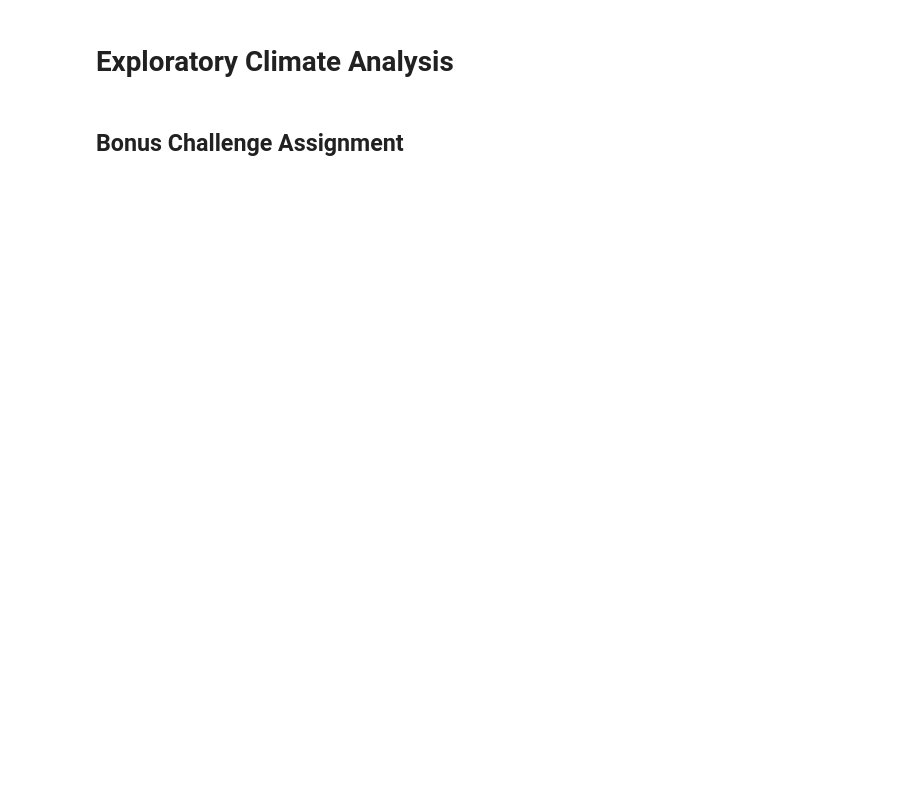
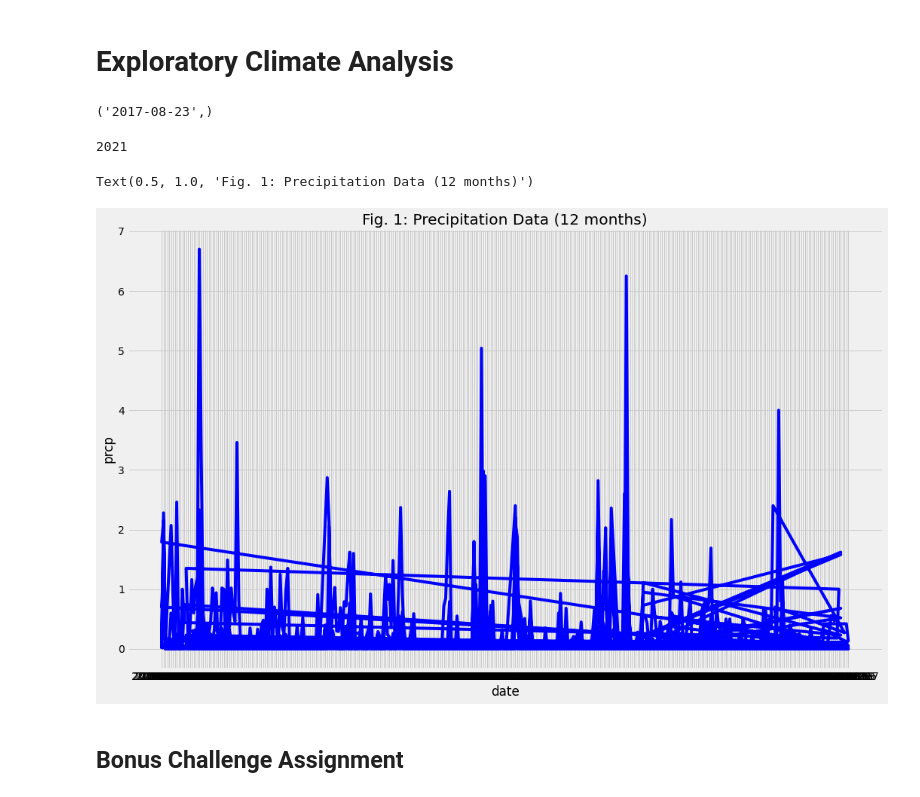
Before and after one commit to abdurrabb/sqlalchemy-challenge, a Jupyter notebook: climate_starter.ipynb, the cells around one changed output. Cells and saved outputs as stored; diff of their text form; code cells hidden in the pictures; blank space fills up the shorter version.

```diff
--- a/climate_starter.ipynb
+++ b/climate_starter.ipynb
@@ -27,4 +35,7 @@ engine = create_engine("sqlite:///Resources/hawaii.sqlite")
 # %%
 # Save references to each table
+Measurement = Base.classes.measurement
+Station = Base.classes.station
 # %%
 # Create our session (link) from Python to the DB
+session = Session(engine)
@@ -44,0 +69,33 @@ engine = create_engine("sqlite:///Resources/hawaii.sqlite")
+# %%
+# Design a query to retrieve the last 12 months of precipitation data and plot the results
+dates = session.query(Measurement.date).\
+    order_by(Measurement.date.desc()).first()
+dates
+# filter 365 days from 2017-08-23
+# %% [output]
+('2017-08-23',)
+# %%
+# Design a query to retrieve the last 12 months of precipitation data
+prcp_query = session.query(Measurement.date, Measurement.prcp).\
+    filter(Measurement.date >= "2016-08-23", Measurement.date <= "2017-08-23").all()
+#prcp_query
+# %%
+# Upload query data into df
+prcp_df = pd.DataFrame(prcp_query)
+prcp_df.columns = ["date","prcp"]
+prcp_df_clean = prcp_df.dropna()
+# %%
+len(prcp_df_clean)
+# %% [output]
+2021
+# %%
+# Plot data from the last 12 months of precipitation data
+fig = plt.figure(figsize =(16, 10))
+
+prcp_plot = plt.plot(prcp_df_clean["date"],prcp_df_clean["prcp"], color="blue")
+plt.ylabel("prcp")
+plt.xlabel("date")
+plt.title("Fig. 1: Precipitation Data (12 months)")
+# %% [output]
+Text(0.5, 1.0, 'Fig. 1: Precipitation Data (12 months)')
+[figure, added]
```
Also changed, not shown: parts of 11 cells of this notebook.
